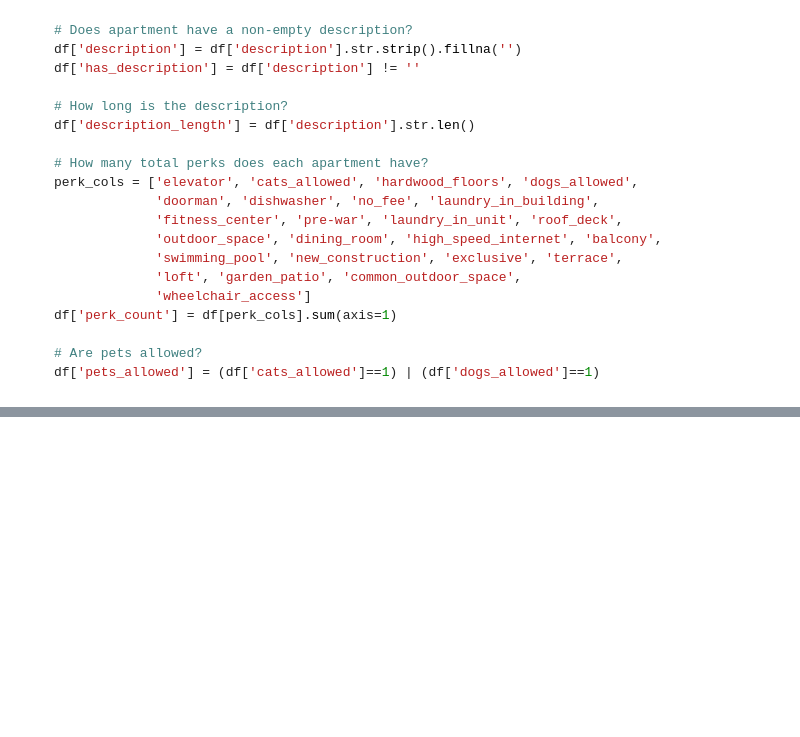
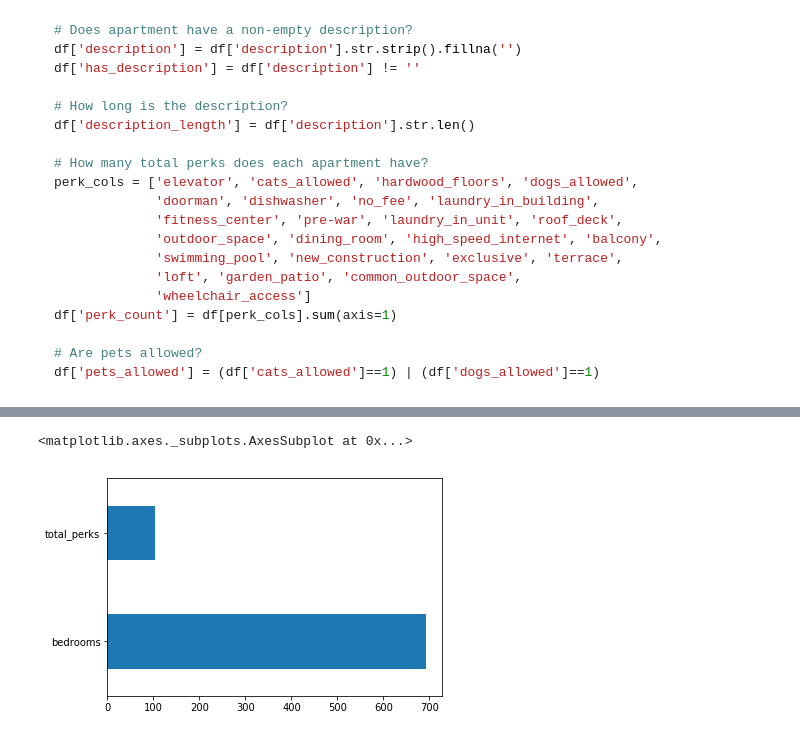
Before and after one commit to mjh09/DS-Unit-2-Linear-Models, a Jupyter notebook: module3-understanding-linear-regression/understanding_linear_regression.ipynb, the cells around one changed output, grey strips where cells are left out. Drawn from its saved outputs; the diff is of its cells as text; code cells hidden in the pictures; blank space fills up the shorter version.

```diff
--- a/module3-understanding-linear-regression/understanding_linear_regression.ipynb
+++ b/module3-understanding-linear-regression/understanding_linear_regression.ipynb
@@ -579,0 +781,5 @@ df['pets_allowed'] = (df['cats_allowed']==1) | (df['dogs_allowed']==1)
+# %%
+pd.Series(model.coef_, X_train.columns).plot.barh()
+# %% [output]
+<matplotlib.axes._subplots.AxesSubplot at 0x...>
+[figure, added]
```
Also changed, not shown: parts of 34 cells of this notebook.
